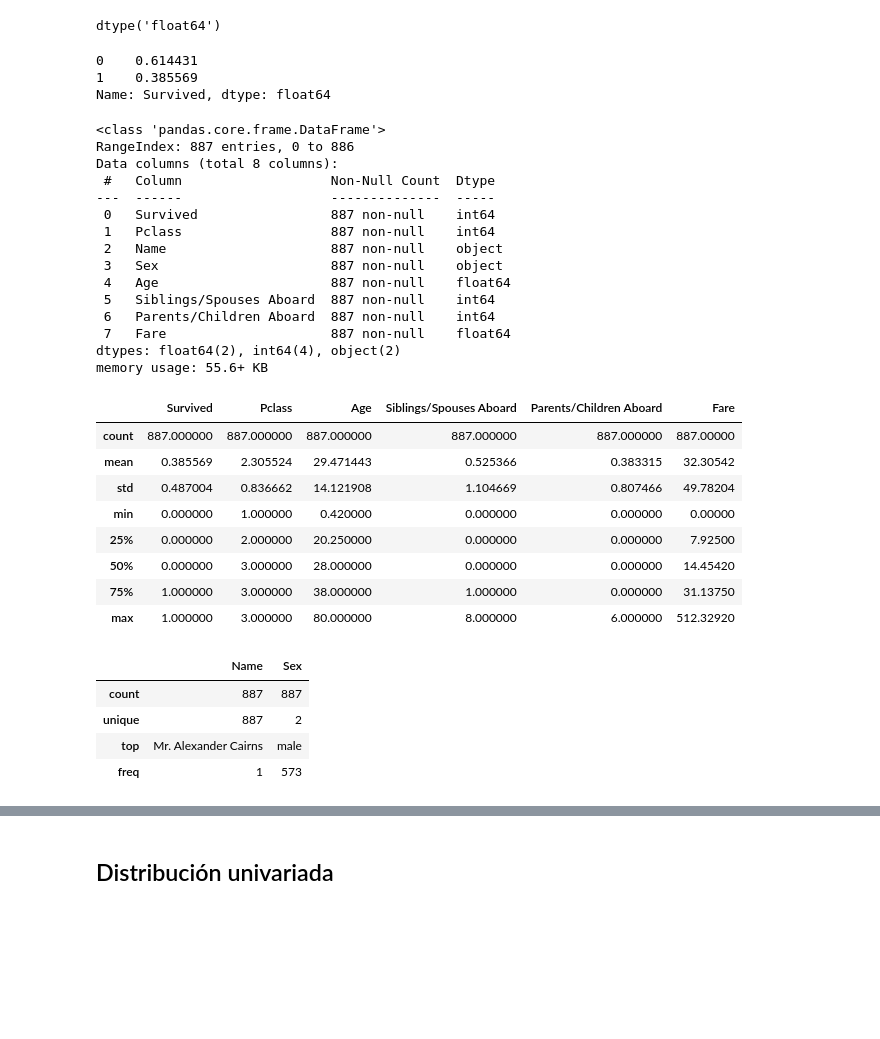
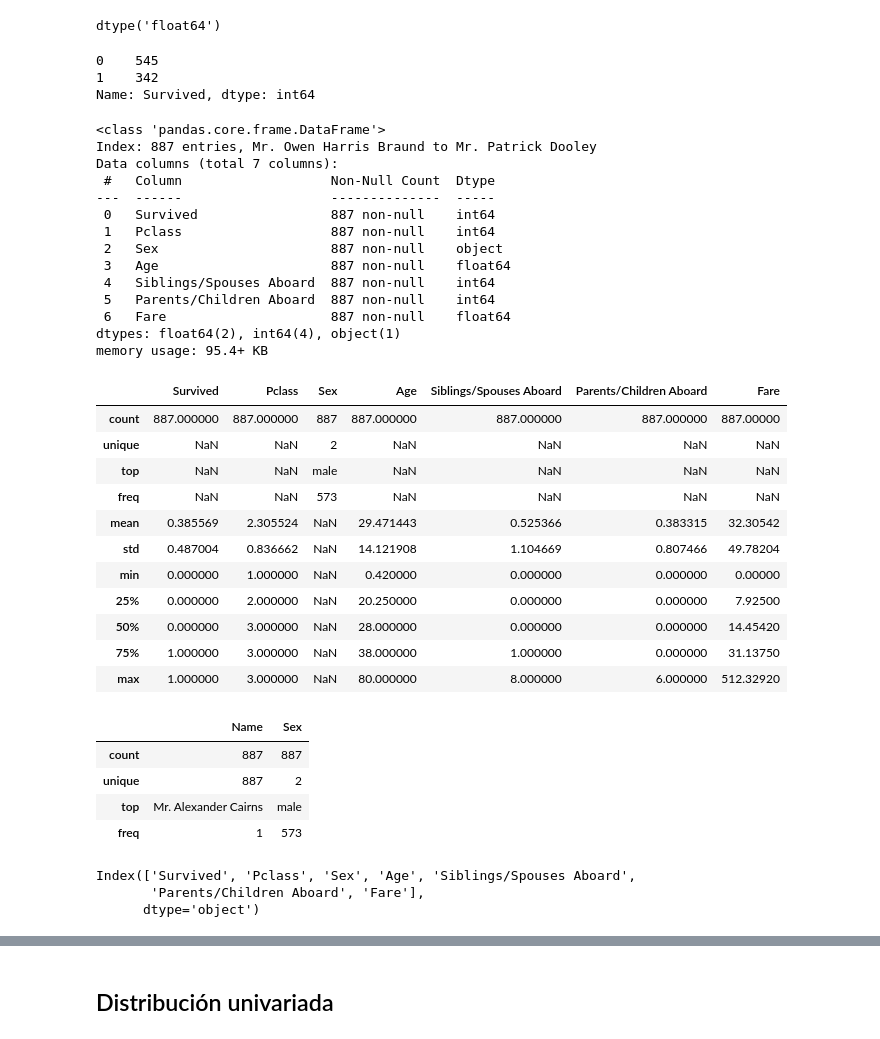
Before and after one commit to AnIsAsPe/Aprendizaje-no-supervisado, a Jupyter notebook: Análisis_exploratorio_con_pandas,_matplotlib,_seaborn_y_plotly.ipynb, the cells around one changed output, grey strips where cells are left out. Cells and saved outputs as stored; diff of their text form; code cells hidden in the pictures; blank space fills up the shorter version.

```diff
--- a/Análisis_exploratorio_con_pandas,_matplotlib,_seaborn_y_plotly.ipynb
+++ b/Análisis_exploratorio_con_pandas,_matplotlib,_seaborn_y_plotly.ipynb
@@ -9,4 +9,5 @@ import seaborn as sns
 import matplotlib.pyplot as plt
 import plotly.express as px
 # %%
-titanic=pd.read_csv("https://web.stanford.edu/class/archive/cs/cs109/cs109.1166/stuff/titanic.csv")
+titanic = pd.read_csv("https://web.stanford.edu/class/archive/cs/cs109/cs109.1166/stuff/titanic.csv", index_col='Name')
+titanic.shape
@@ -33,43 +53,45 @@ titanic['Age'].dtypes
 # %% [output]
 dtype('float64')
 # %%
-titanic['Survived'].value_counts()
+titanic.Survived.value_counts(normalize=False)
 # %% [output]
-0    0.614431
-1    0.385569
-Name: Survived, dtype: float64
+0    545
+1    342
+Name: Survived, dtype: int64
 # %%
 #Dimensiones, Variables, Valores nulos y tipo de variables
 titanic.info()
 # %% [output]
 <class 'pandas.core.frame.DataFrame'>
-RangeIndex: 887 entries, 0 to 886
-Data columns (total 8 columns):
+Index: 887 entries, Mr. Owen Harris Braund to Mr. Patrick Dooley
+Data columns (total 7 columns):
  #   Column                   Non-Null Count  Dtype
 ---  ------                   --------------  -----
  0   Survived                 887 non-null    int64
  1   Pclass                   887 non-null    int64
- 2   Name                     887 non-null    object
- 3   Sex                      887 non-null    object
- 4   Age                      887 non-null    float64
- 5   Siblings/Spouses Aboard  887 non-null    int64
- 6   Parents/Children Aboard  887 non-null    int64
- 7   Fare                     887 non-null    float64
-dtypes: float64(2), int64(4), object(2)
-memory usage: 55.6+ KB
+ 2   Sex                      887 non-null    object
+ 3   Age                      887 non-null    float64
+ 4   Siblings/Spouses Aboard  887 non-null    int64
+ 5   Parents/Children Aboard  887 non-null    int64
+ 6   Fare                     887 non-null    float64
+dtypes: float64(2), int64(4), object(1)
+memory usage: 95.4+ KB
 # %%
 # Estadísticas descriptivas de las variables numéricas
-titanic.describe()
+titanic.describe( include='all')
 # %% [output]
-|  | Survived | Pclass | Age | Siblings/Spouses Aboard | Parents/Children Aboard | Fare |
-| count | 887.000000 | 887.000000 | 887.000000 | 887.000000 | 887.000000 | 887.00000 |
-| mean | 0.385569 | 2.305524 | 29.471443 | 0.525366 | 0.383315 | 32.30542 |
-| std | 0.487004 | 0.836662 | 14.121908 | 1.104669 | 0.807466 | 49.78204 |
-| min | 0.000000 | 1.000000 | 0.420000 | 0.000000 | 0.000000 | 0.00000 |
-| 25% | 0.000000 | 2.000000 | 20.250000 | 0.000000 | 0.000000 | 7.92500 |
-| 50% | 0.000000 | 3.000000 | 28.000000 | 0.000000 | 0.000000 | 14.45420 |
-| 75% | 1.000000 | 3.000000 | 38.000000 | 1.000000 | 0.000000 | 31.13750 |
-| max | 1.000000 | 3.000000 | 80.000000 | 8.000000 | 6.000000 | 512.32920 |
+|  | Survived | Pclass | Sex | Age | Siblings/Spouses Aboard | Parents/Children Aboard | Fare |
+| count | 887.000000 | 887.000000 | 887 | 887.000000 | 887.000000 | 887.000000 | 887.00000 |
+| unique | NaN | NaN | 2 | NaN | NaN | NaN | NaN |
+| top | NaN | NaN | male | NaN | NaN | NaN | NaN |
+| freq | NaN | NaN | 573 | NaN | NaN | NaN | NaN |
+| mean | 0.385569 | 2.305524 | NaN | 29.471443 | 0.525366 | 0.383315 | 32.30542 |
+| std | 0.487004 | 0.836662 | NaN | 14.121908 | 1.104669 | 0.807466 | 49.78204 |
+| min | 0.000000 | 1.000000 | NaN | 0.420000 | 0.000000 | 0.000000 | 0.00000 |
+| 25% | 0.000000 | 2.000000 | NaN | 20.250000 | 0.000000 | 0.000000 | 7.92500 |
+| 50% | 0.000000 | 3.000000 | NaN | 28.000000 | 0.000000 | 0.000000 | 14.45420 |
+| 75% | 1.000000 | 3.000000 | NaN | 38.000000 | 1.000000 | 0.000000 | 31.13750 |
+| max | 1.000000 | 3.000000 | NaN | 80.000000 | 8.000000 | 6.000000 | 512.32920 |
 # %%
 # Estadísticas descriptivas de las variables numéricas
 titanic.describe(include='object')
@@ -79,6 +101,12 @@ titanic.describe(include='object')
 | unique | 887 | 2 |
 | top | Mr. Alexander Cairns | male |
 | freq | 1 | 573 |
+# %%
+titanic.columns
+# %% [output]
+Index(['Survived', 'Pclass', 'Sex', 'Age', 'Siblings/Spouses Aboard',
+       'Parents/Children Aboard', 'Fare'],
+      dtype='object')
 # %%
 # Conteo de valores en cada variable
 for col in titanic.columns:
```
Also changed, not shown: parts of 25 cells of this notebook.
